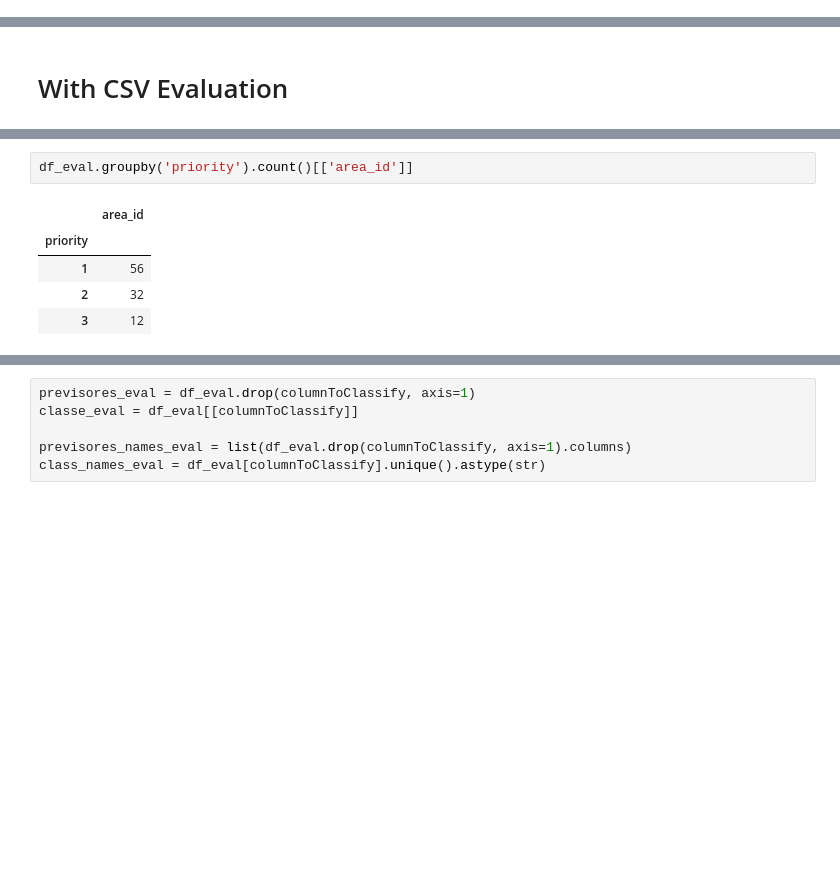
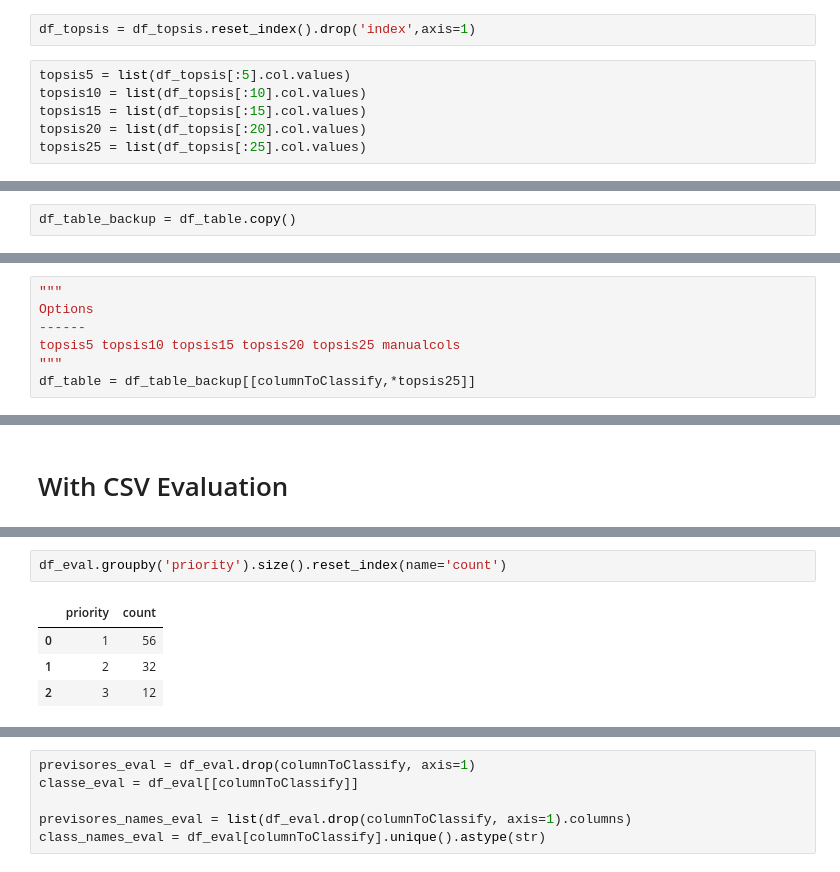
Before and after one commit to GregBueno/tcc_ml, a Jupyter notebook: 2MachineLearning.ipynb, the cells around one changed output, grey strips where cells are left out. Drawn from its saved outputs; the diff is of its cells as text; blank space fills up the shorter version.

```diff
--- a/2MachineLearning.ipynb
+++ b/2MachineLearning.ipynb
@@ -140,0 +188,8 @@ priority_values = list(df_table_full.priority.unique())
+# %%
+df_topsis = df_topsis.reset_index().drop('index',axis=1)
+# %%
+topsis5 = list(df_topsis[:5].col.values)
+topsis10 = list(df_topsis[:10].col.values)
+topsis15 = list(df_topsis[:15].col.values)
+topsis20 = list(df_topsis[:20].col.values)
+topsis25 = list(df_topsis[:25].col.values)
@@ -158,0 +226,2 @@ df_table = pd.concat(list_df)
+# %%
+df_table_backup = df_table.copy()
@@ -159 +236,8 @@ df_table = pd.concat(list_df)
+# %%
+"""
+Options
+------
+topsis5 topsis10 topsis15 topsis20 topsis25 manualcols
+"""
+df_table = df_table_backup[[columnToClassify,*topsis25]]
 # %%
@@ -393,11 +587,10 @@ after (100, 12)
 # %%
-df_eval.groupby('priority').count()[['area_id']]
+df_eval.groupby('priority').size().reset_index(name='count')
 # %% [output]
-|  | area_id |
-| priority |  |
-| 1 | 56 |
-| 2 | 32 |
-| 3 | 12 |
+|  | priority | count |
+| 0 | 1 | 56 |
+| 1 | 2 | 32 |
+| 2 | 3 | 12 |
 # %%
 df_eval.loc[[1]]
 # %% [output]
```
Also changed, not shown: parts of 83 cells of this notebook, 36 other files.
